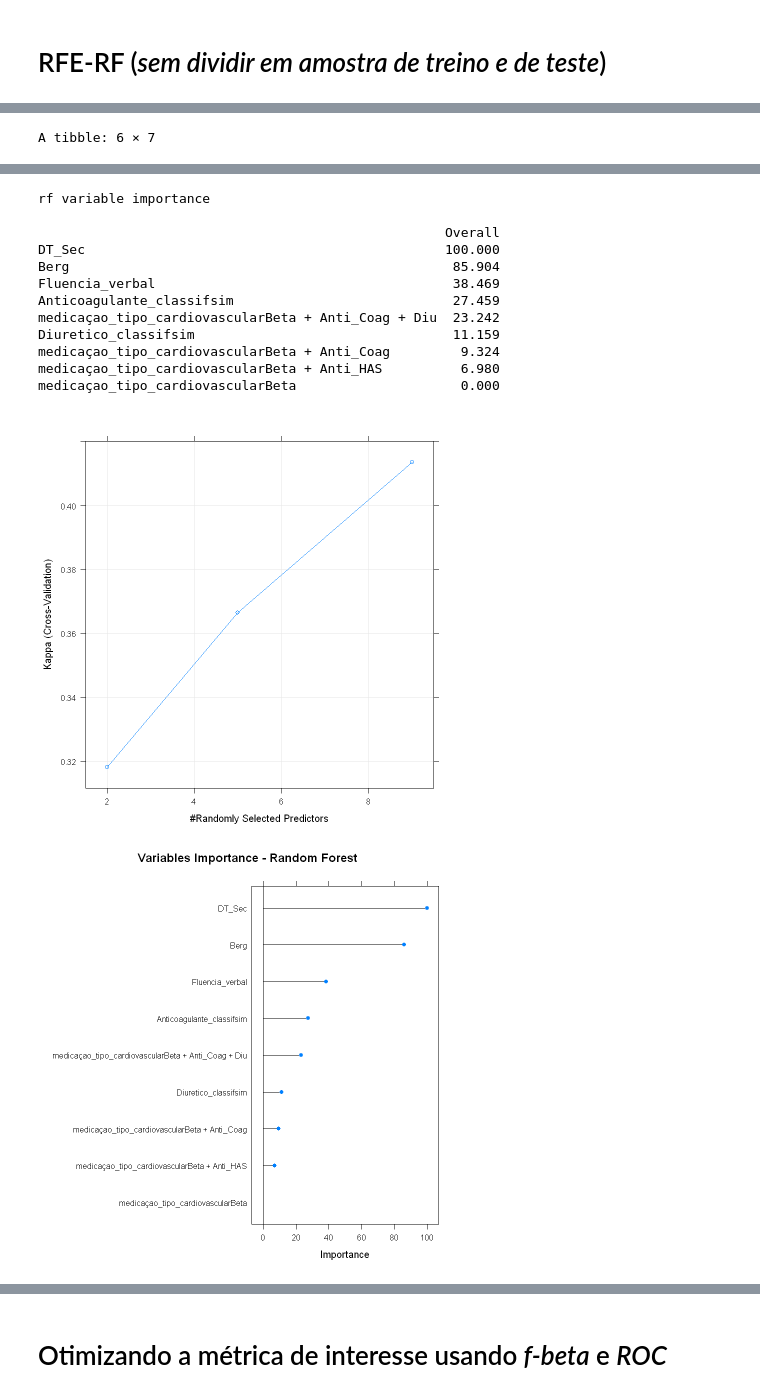
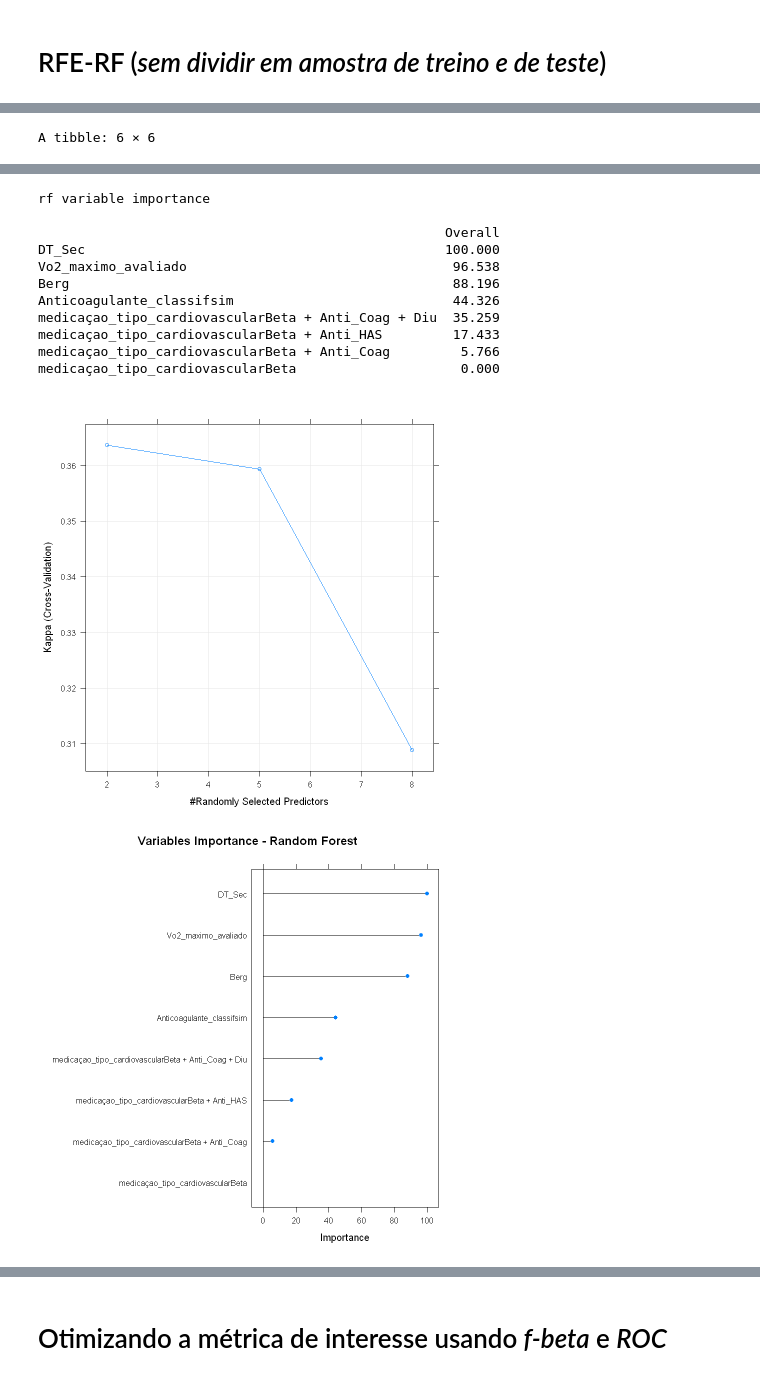
Before and after one commit to RenanBaltar/Analises_Heitor, a Jupyter notebook: Analise_Heitor_tese.ipynb, the cells around one changed output, grey strips where cells are left out. Cells and saved outputs as stored; diff of their text form; code cells hidden in the pictures.

```diff
--- a/Analise_Heitor_tese.ipynb
+++ b/Analise_Heitor_tese.ipynb
@@ -42,7 +38,2 @@ tibble [72 x 40] (S3: tbl_df/tbl/data.frame)
 # %% [markdown]
 # Pré-processamento dos dados
-# %%
-bd[] <- lapply(bd, as.factor) #Transforma todo o banco de dados em fator
-bd[,c("idade","Nivel_educacional","Tempo_doença","MMSE","Fluencia_verbal","Trilhas_A","Trilhas_b","GDS","FES_I","Vsaq","Vo2_maximo_avaliado","IMC","Dinamometria","Berg","STS","Flexibilidade_Ms","Flexibilidade_MI","TUG_sec","DT_Sec","DT_numero_animais","quantidade_total_de_medicação")] <- lapply(bd[,c("idade","Nivel_educacional","Tempo_doença","MMSE","Fluencia_verbal","Trilhas_A","Trilhas_b","GDS","FES_I","Vsaq","Vo2_maximo_avaliado","IMC","Dinamometria","Berg","STS","Flexibilidade_Ms","Flexibilidade_MI","TUG_sec","DT_Sec","DT_numero_animais","quantidade_total_de_medicação")], as.numeric)
-str(bd) #Sim=2 (classe negativa)
-table(bd$Caidor)
@@ -68,0 +68,4 @@ não sim
+# %%
+#Alterando a classe de referência (não -> sim) #Sim=1
+bd2 <- within(bd, Caidor <- relevel(Caidor, ref = "sim"))
+str(bd2$Caidor)
@@ -69,8 +74,8 @@ não sim
 # %% [markdown]
 ## Removendo dados faltantes
 # %%
-table(bd$Caidor) #(48 não e 24 sim)
-BD<- na.omit(bd)
+table(bd2$Caidor) #(24 sim e 48 não)
+BD<- na.omit(bd2)
 dim(BD) #52 idosos após remoção dos Nas
-table(BD$Caidor) #(33 não e 19 sim)
+table(BD$Caidor) #(19 sim e 33 não)
 # %% [output]
@@ -669,6 +658,6 @@ The top 5 variables (out of 6):
 # %%
 BD_RF_rfe<- BD[,c("Caidor","Berg",
-                               "medicaçao_tipo_cardiovascular","DT_Sec","Diuretico_classif","Anticoagulante_classif","Fluencia_verbal")]
+                               "medicaçao_tipo_cardiovascular","DT_Sec","Anticoagulante_classif","Vo2_maximo_avaliado")]
 head(BD_RF_rfe)
 set.seed(4)
 RFmodel=train(Caidor~.,data=BD_RF_rfe,method='rf',metric=ifelse(is.factor(BD_RF_rfe$Caidor),"Kappa","RMSE"),trControl=trainControl(method='cv',number=5,savePredictions=TRUE))
@@ -678,4 +667,4 @@ RFmodel$finalModel
 varImp(RFmodel)
 plot(varImp(RFmodel),main="Variables Importance - Random Forest")
 # %% [output]
-A tibble: 6 × 7
+A tibble: 6 × 6
@@ -719,17 +708,16 @@ sim   8  11   0.4210526
 rf variable importance
 
                                                     Overall
 DT_Sec                                              100.000
-Berg                                                 85.904
-Fluencia_verbal                                      38.469
-Anticoagulante_classifsim                            27.459
-medicaçao_tipo_cardiovascularBeta + Anti_Coag + Diu  23.242
-Diuretico_classifsim                                 11.159
-medicaçao_tipo_cardiovascularBeta + Anti_Coag         9.324
-medicaçao_tipo_cardiovascularBeta + Anti_HAS          6.980
+Vo2_maximo_avaliado                                  96.538
+Berg                                                 88.196
+Anticoagulante_classifsim                            44.326
+medicaçao_tipo_cardiovascularBeta + Anti_Coag + Diu  35.259
+medicaçao_tipo_cardiovascularBeta + Anti_HAS         17.433
+medicaçao_tipo_cardiovascularBeta + Anti_Coag         5.766
 medicaçao_tipo_cardiovascularBeta                     0.000
-[figure, old version]
+[figure, new version]
-[figure, old version]
+[figure, new version]
 # %%
 attributes(RFmodel)
 prediction<-RFmodel$pred[,1]
```
Also changed, not shown: parts of 30 cells of this notebook.
